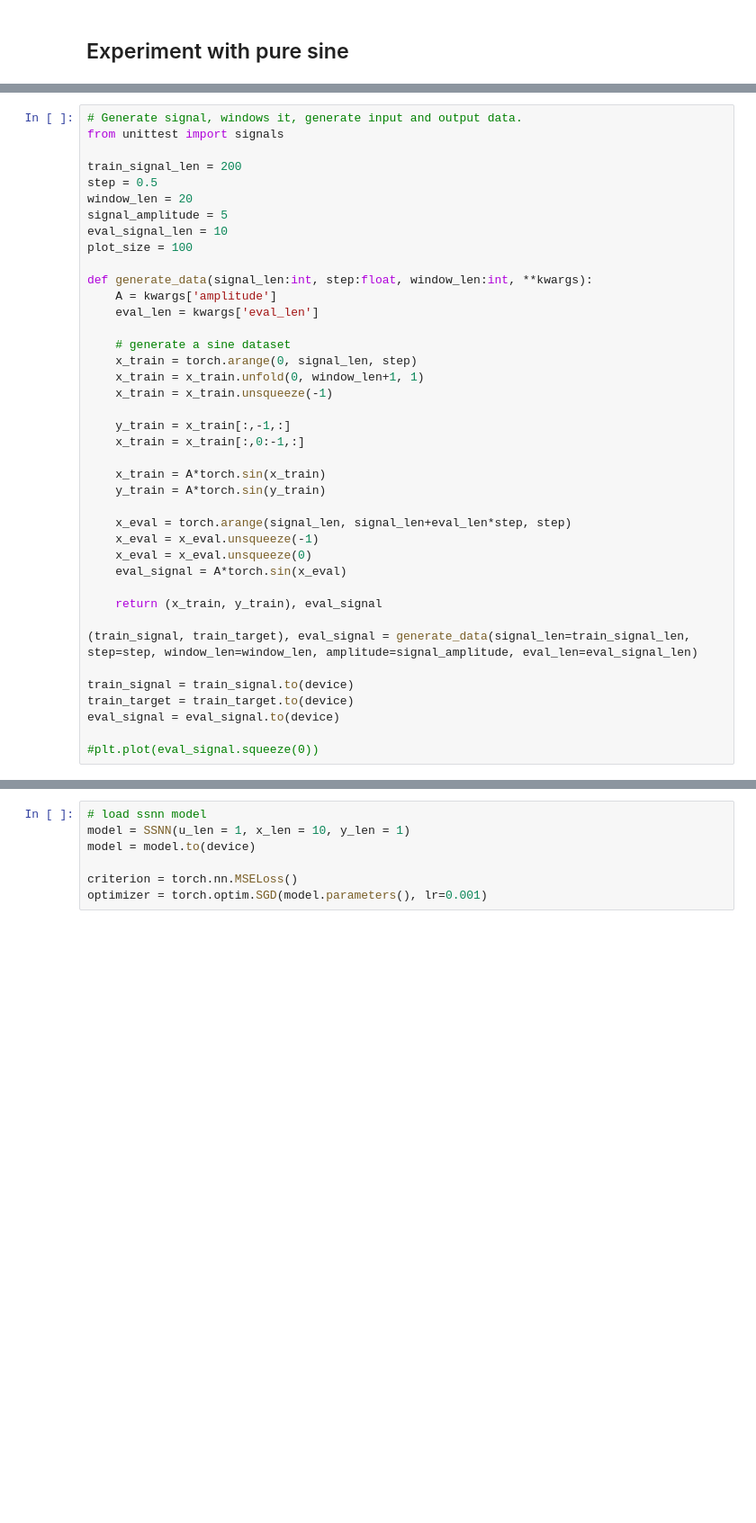
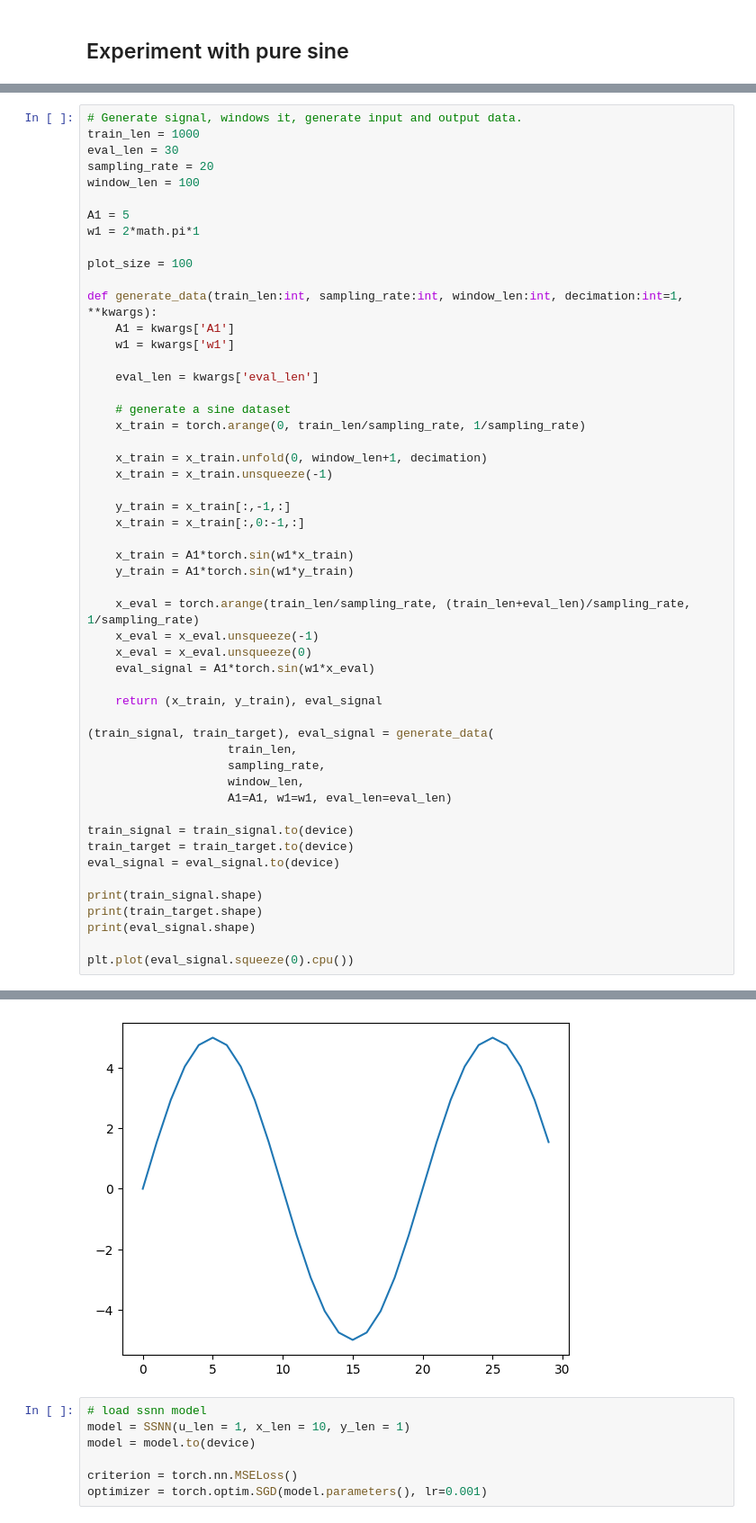
Before and after one commit to ma-ath/ssnn, a Jupyter notebook: experiment1.ipynb, the cells around one changed output, grey strips where cells are left out. Shown at 90% size. Saved outputs shown, nothing was run; the diff lists cells and outputs as text; blank space fills up the shorter version.

```diff
--- a/experiment1.ipynb
+++ b/experiment1.ipynb
@@ -122,40 +133,53 @@ def save_gif(title:str, dir:str, **kwargs):
 # %%
 # Generate signal, windows it, generate input and output data.
-from unittest import signals
+train_len = 1000
+eval_len = 30
+sampling_rate = 20
+window_len = 100
 
-train_signal_len = 200
-step = 0.5
-window_len = 20
-signal_amplitude = 5
-eval_signal_len = 10
+A1 = 5
+w1 = 2*math.pi*1
+
 plot_size = 100
 
-def generate_data(signal_len:int, step:float, window_len:int, **kwargs):
-    A = kwargs['amplitude']
+def generate_data(train_len:int, sampling_rate:int, window_len:int, decimation:int=1, **kwargs):
+    A1 = kwargs['A1']
+    w1 = kwargs['w1']
+
     eval_len = kwargs['eval_len']
 
     # generate a sine dataset
-    x_train = torch.arange(0, signal_len, step)
-    x_train = x_train.unfold(0, window_len+1, 1)
+    x_train = torch.arange(0, train_len/sampling_rate, 1/sampling_rate)
+
+    x_train = x_train.unfold(0, window_len+1, decimation)
     x_train = x_train.unsqueeze(-1)
 
     y_train = x_train[:,-1,:]
     x_train = x_train[:,0:-1,:]
 
-    x_train = A*torch.sin(x_train)
-    y_train = A*torch.sin(y_train)
+    x_train = A1*torch.sin(w1*x_train)
+    y_train = A1*torch.sin(w1*y_train)
 
-    x_eval = torch.arange(signal_len, signal_len+eval_len*step, step)
+    x_eval = torch.arange(train_len/sampling_rate, (train_len+eval_len)/sampling_rate, 1/sampling_rate)
     x_eval = x_eval.unsqueeze(-1)
     x_eval = x_eval.unsqueeze(0)
-    eval_signal = A*torch.sin(x_eval)
+    eval_signal = A1*torch.sin(w1*x_eval)
 
     return (x_train, y_train), eval_signal
 
-(train_signal, train_target), eval_signal = generate_data(signal_len=train_signal_len, step=step, window_len=window_len, amplitude=signal_amplitude, eval_len=eval_signal_len)
+(train_signal, train_target), eval_signal = generate_data(
+                    train_len,
+                    sampling_rate,
+                    window_len,
+                    A1=A1, w1=w1, eval_len=eval_len)
 
 train_signal = train_signal.to(device)
 train_target = train_target.to(device)
 eval_signal = eval_signal.to(device)
 
-#plt.plot(eval_signal.squeeze(0))
+print(train_signal.shape)
+print(train_target.shape)
+print(eval_signal.shape)
+
+plt.plot(eval_signal.squeeze(0).cpu())
+# %% [output]
@@ -162,3 +190,4 @@ eval_signal = eval_signal.to(device)
+[figure, added]
 # %%
 # load ssnn model
 model = SSNN(u_len = 1, x_len = 10, y_len = 1)
```
Also changed, not shown: parts of 7 cells of this notebook, 6 other files.
